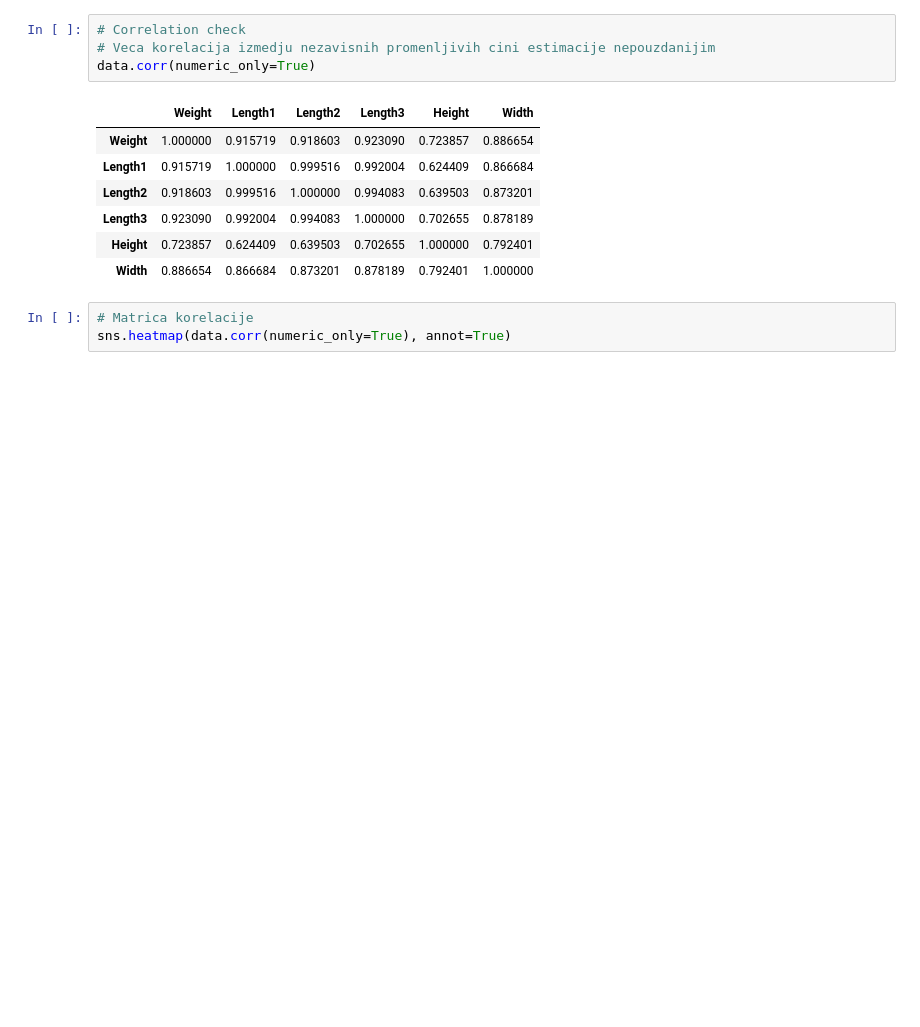
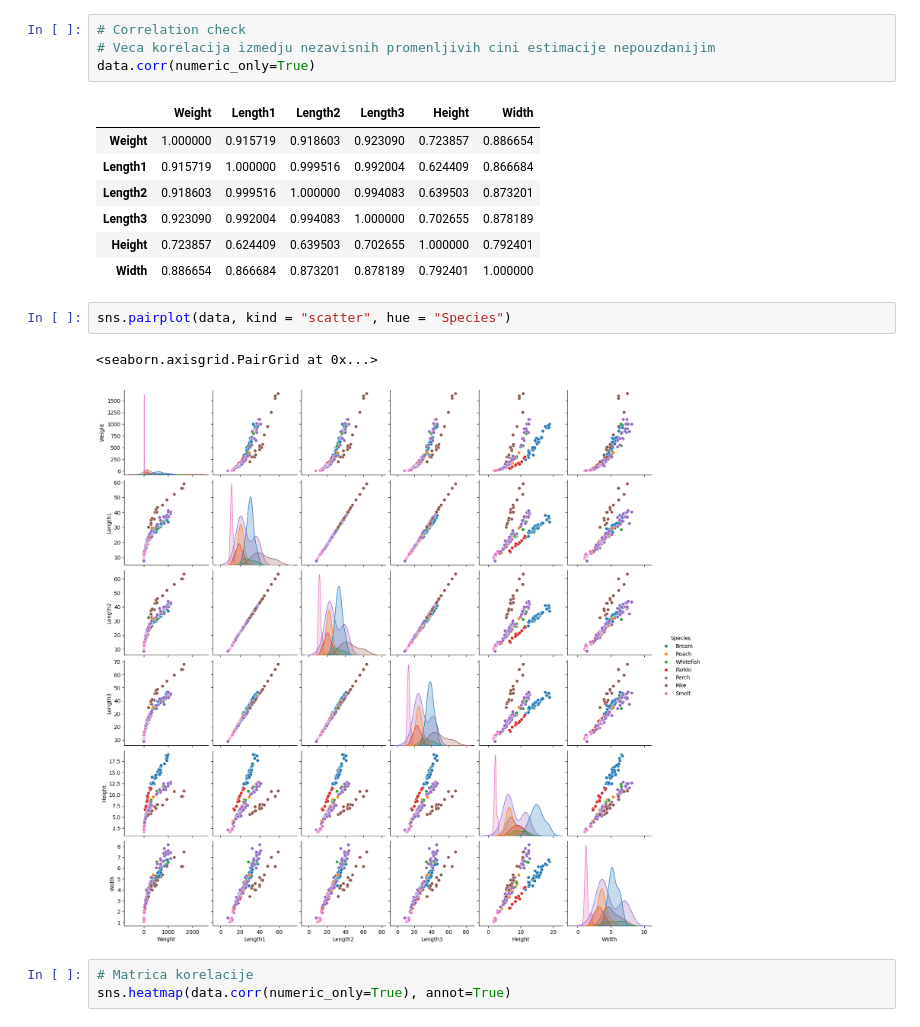
Before and after one commit to AnjaCvetkovic25/huber-vs-repeated-median, a Jupyter notebook: main.ipynb, the cells around one changed output. Cells and saved outputs as stored; diff of their text form; blank space fills up the shorter version.

```diff
--- a/main.ipynb
+++ b/main.ipynb
@@ -84,6 +87,11 @@ data.corr(numeric_only=True)
 | Length3 | 0.923090 | 0.992004 | 0.994083 | 1.000000 | 0.702655 | 0.878189 |
 | Height | 0.723857 | 0.624409 | 0.639503 | 0.702655 | 1.000000 | 0.792401 |
 | Width | 0.886654 | 0.866684 | 0.873201 | 0.878189 | 0.792401 | 1.000000 |
+# %%
+sns.pairplot(data, kind = "scatter", hue = "Species")
+# %% [output]
+<seaborn.axisgrid.PairGrid at 0x...>
+[figure, added]
 # %%
 # Matrica korelacije
 sns.heatmap(data.corr(numeric_only=True), annot=True)
```
Also changed, not shown: parts of 24 cells of this notebook.
